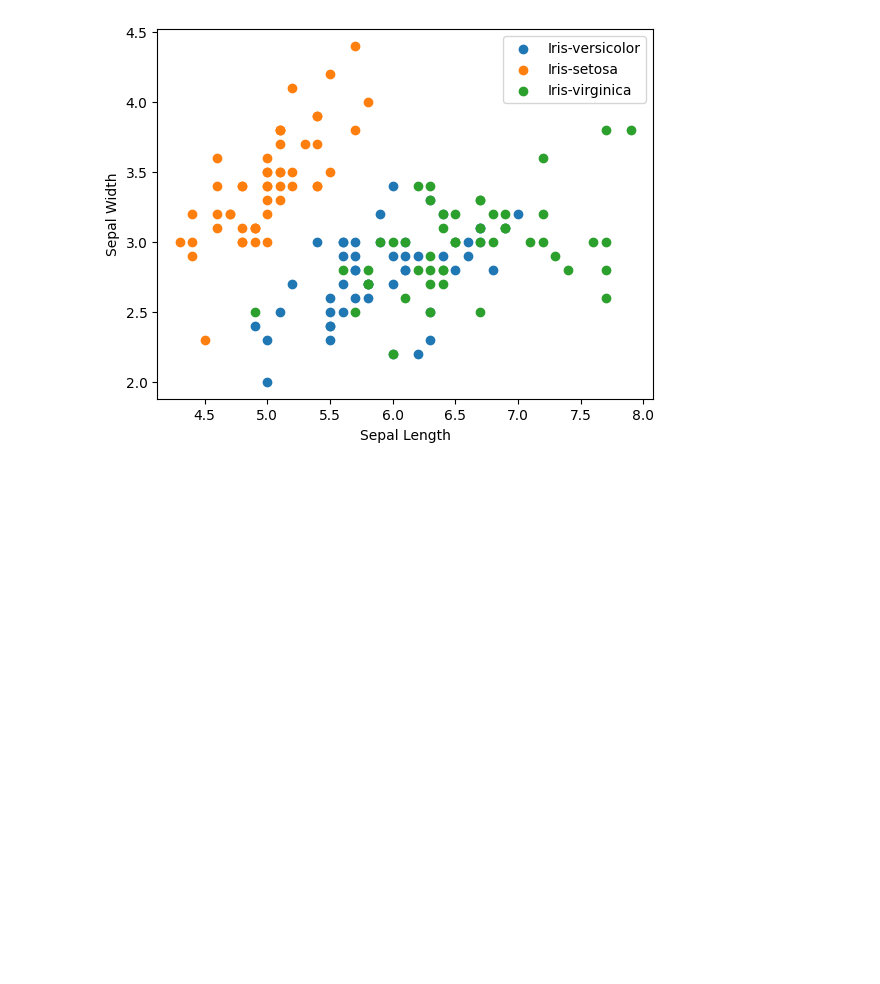
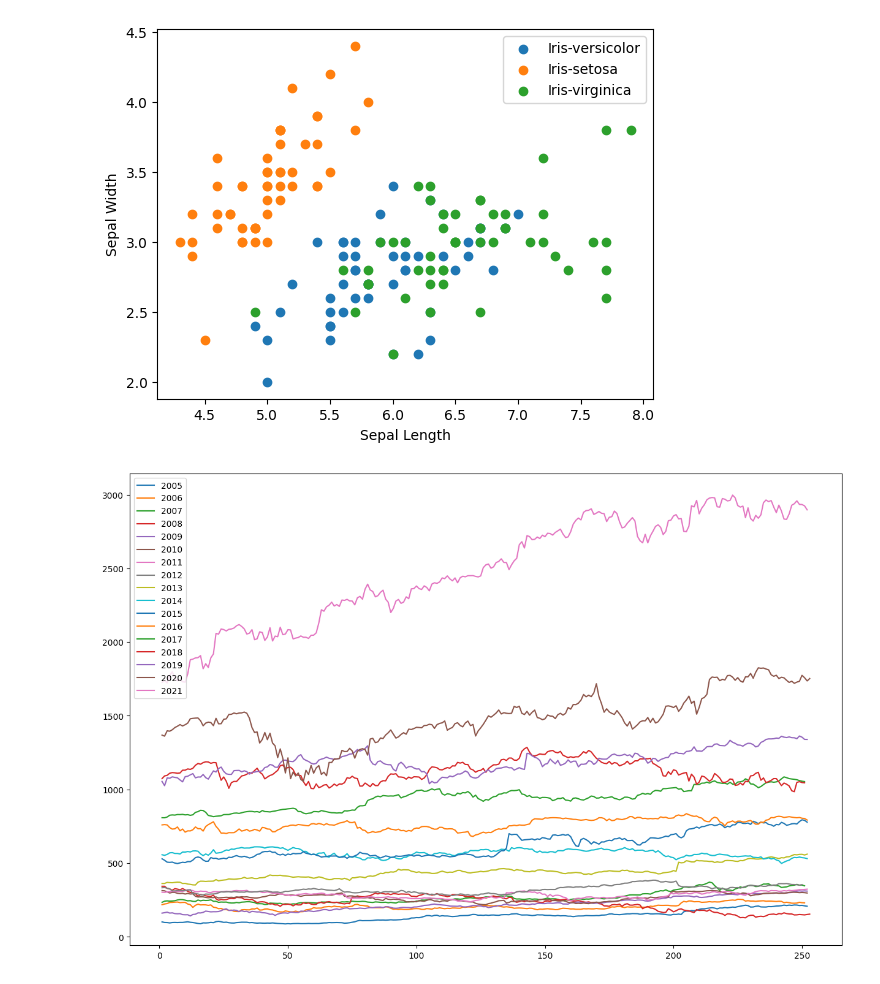
Before and after one commit to inancarin/DSA201_2024_2025_SPRING, a Jupyter notebook: Week03/Lecture/matplotlib.ipynb, the cells around one changed output. Cells and saved outputs as stored; diff of their text form; code cells hidden in the pictures; blank space fills up the shorter version.

```diff
--- a/Week03/Lecture/matplotlib.ipynb
+++ b/Week03/Lecture/matplotlib.ipynb
@@ -221,3 +221,47 @@ plt.legend()
 plt.show()
 # %% [output]
 [figure]
+# %%
+"""
+d = {
+    2005: { "day": [1,2,3,4,...],
+            "stock": [50.22, 50.71, 50.49, 50.94, ...]
+        },
+    2006: { "day": [1,2,3,4,...],
+            "stock": [51.24, 52.75, 52.19, 52.14, ...]
+        }
+...
+}
+"""
+
+f = open("GOOGL.txt")
+allLines = f.readlines()
+
+d = dict()
+for line in allLines[1:]:
+    line = line.strip()
+    info = line.split(",")
+    year = int(info[0].split("-")[0])
+    if 2004 < year < 2022:
+        close = float(info[-2])
+        if year not in d:
+            d[year] = {"day": [], "stock": []}
+        d[year]["day"].append(len(d[year]["day"])+1)
+        d[year]["stock"].append(close)
+
+f.close()
+"""
+plt.plot(d[2005]["day"], d[2005]["stock"])
+plt.plot(d[2006]["day"], d[2006]["stock"])
+plt.plot(d[2007]["day"], d[2007]["stock"])
+plt.show()
+"""
+
+plt.figure(figsize=(15, 10))
+for year, v in d.items():
+    plt.plot(v["day"], v["stock"], label=year)
+
+plt.legend(loc="upper left")
+plt.show()
+# %% [output]
+[figure, added]
```
Also changed, not shown: 1 other file.
